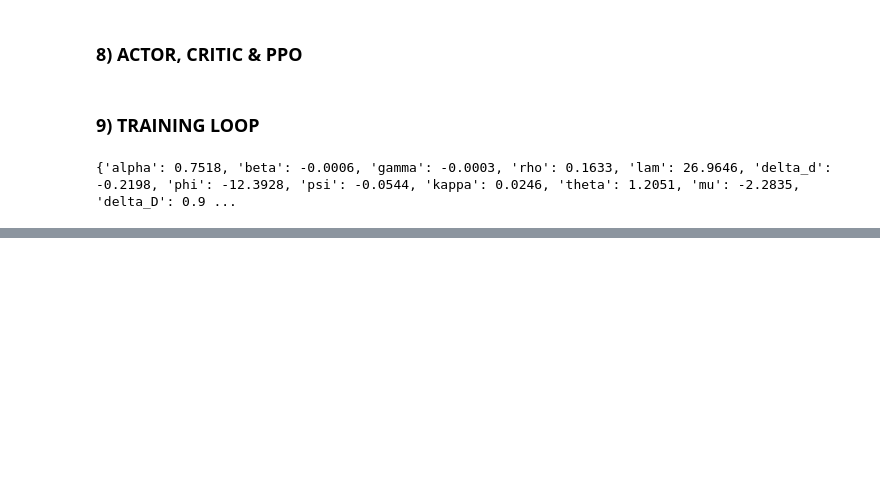
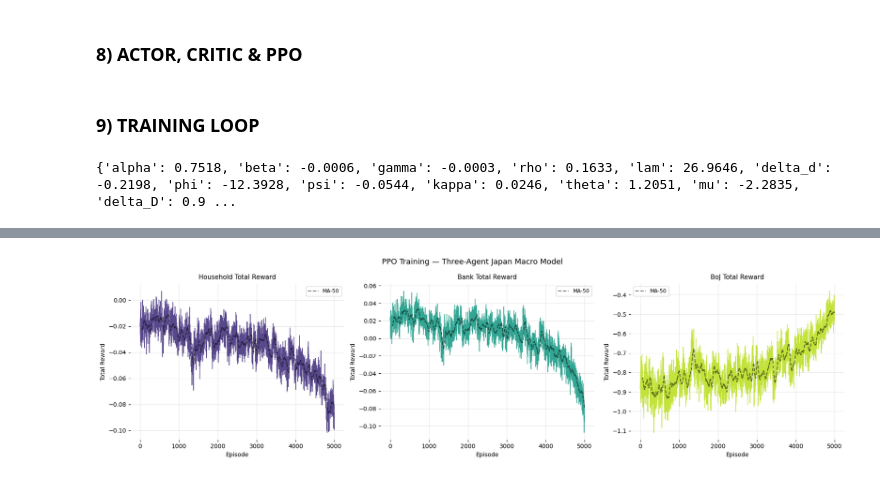
Before and after one commit to EliaLand/IRL-FAVAR_money_endogeneity, a Jupyter notebook: Module6_IRL.ipynb, the cells around one changed output, grey strips where cells are left out. Cells and saved outputs as stored; diff of their text form; code cells hidden in the pictures; blank space fills up the shorter version.

```diff
--- a/Module6_IRL.ipynb
+++ b/Module6_IRL.ipynb
@@ -1418,0 +1700,37 @@ plt.show()
+# %%
+import matplotlib.pyplot as plt
+import matplotlib.cm as cm
+import numpy as np
+
+vir = cm.get_cmap("viridis")
+c_hh, c_bank, c_boj = vir(0.15), vir(0.55), vir(0.90)
+
+fig, axes = plt.subplots(1, 3, figsize=(18, 5))
+fig.suptitle("PPO Training — Three-Agent Japan Macro Model", fontsize=13)
+
+pairs = [
+    (axes[0], history["hh"],   c_hh,   "Household Total Reward"),
+    (axes[1], history["bank"], c_bank, "Bank Total Reward"),
+    (axes[2], history["boj"],  c_boj,  "BoJ Total Reward"),
+]
+
+for ax, data, color, title in pairs:
+    ax.plot(data, color=color, linewidth=0.9, alpha=0.9)
+
+    window = 50
+    smooth = np.convolve(data, np.ones(window)/window, mode="valid")
+    ax.plot(range(window-1, len(data)), smooth,
+            color="black", linewidth=1.6, alpha=0.5, linestyle="--", label="MA-50")
+
+    ax.set_title(title, fontsize=11, pad=8)
+    ax.set_xlabel("Episode", fontsize=10)
+    ax.set_ylabel("Total Reward", fontsize=10)
+    ax.grid(alpha=0.3)
+    ax.legend(fontsize=9)
+    for spine in ax.spines.values():
+        spine.set_visible(False)
+
+plt.tight_layout()
+plt.show()
+# %% [output]
+[figure, added]
```
Also changed, not shown: parts of 12 cells of this notebook.
